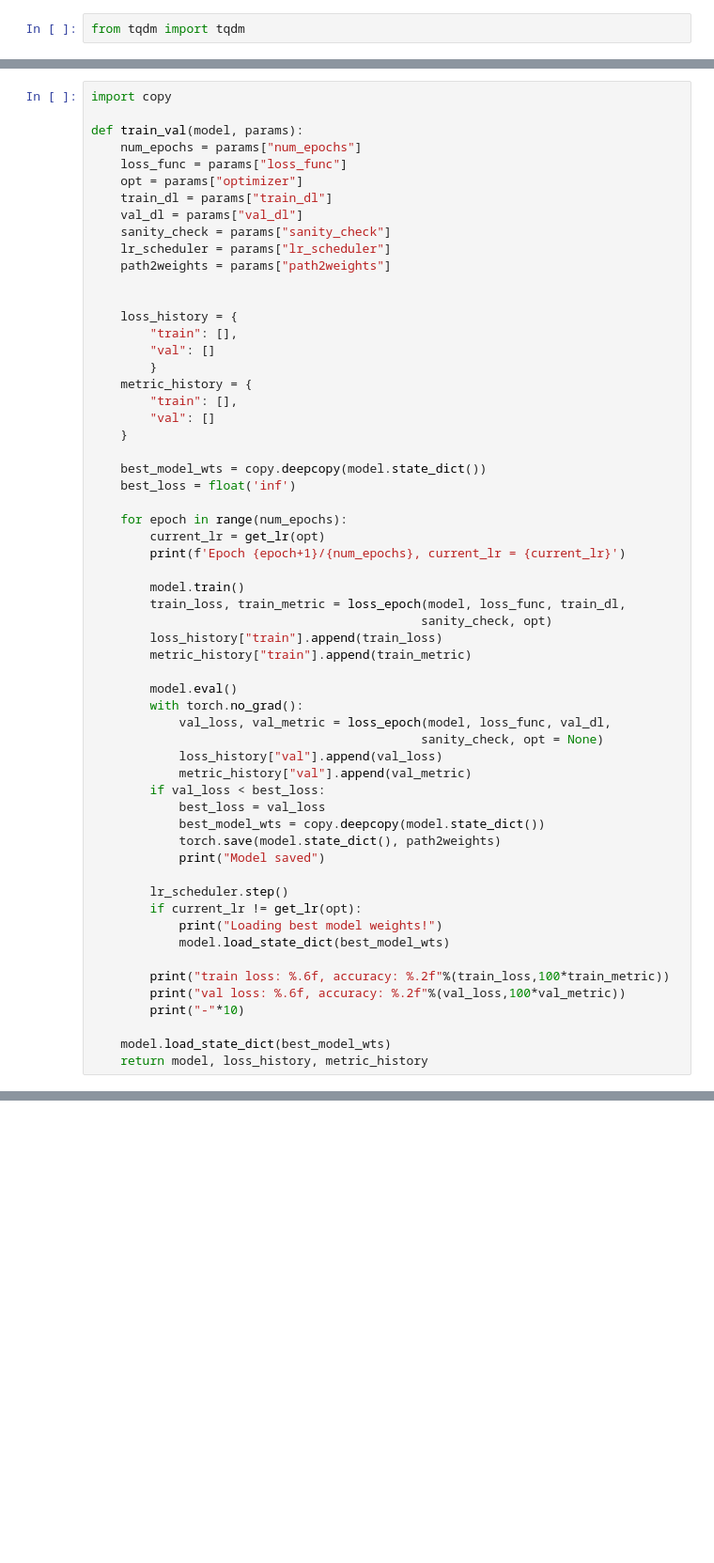
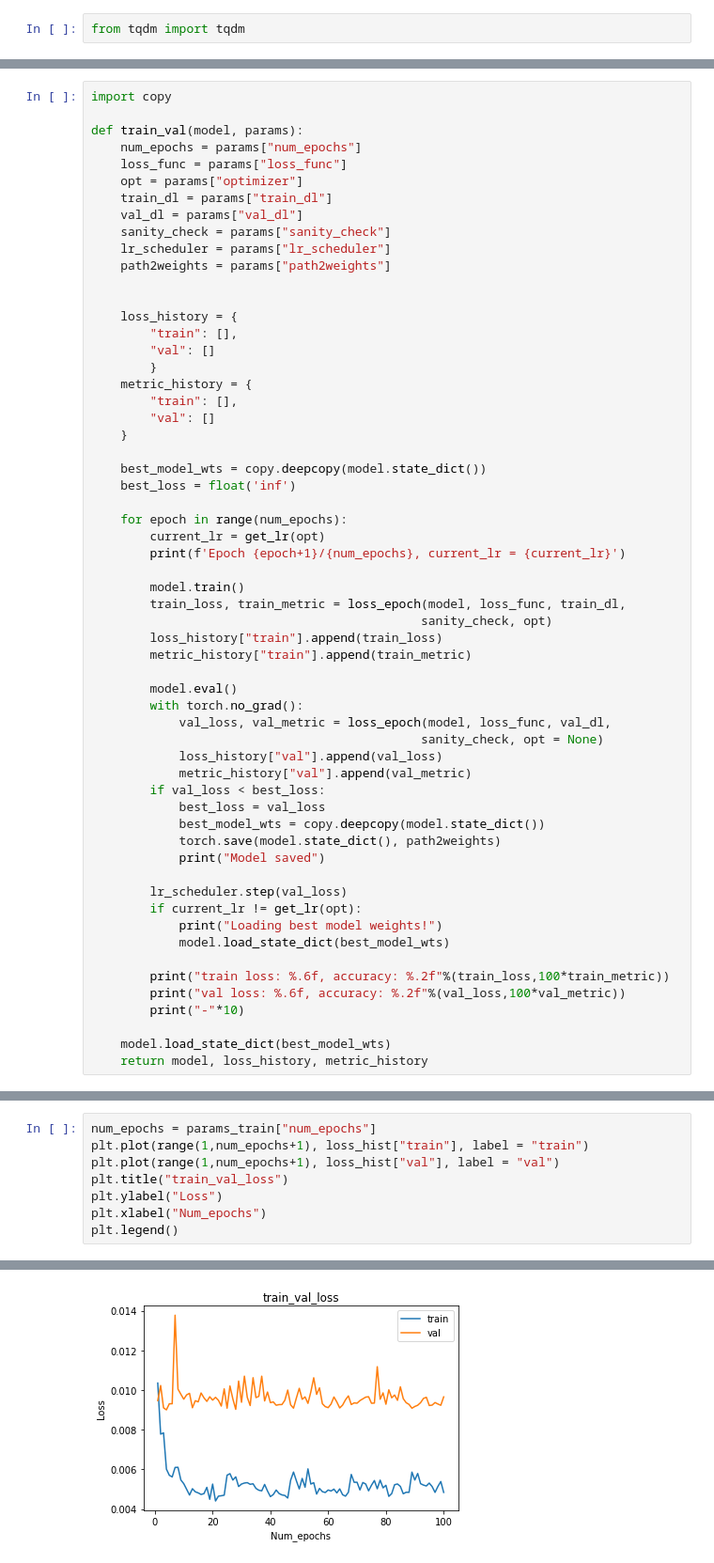
Before and after one commit to akansh12/Computer_vision_Book_solution, a Jupyter notebook: Chapter_4_Single_object_detection.ipynb, the cells around one changed output, grey strips where cells are left out. Shown at 94% size. Saved outputs shown, nothing was run; the diff lists cells and outputs as text; blank space fills up the shorter version.

```diff
--- a/Chapter_4_Single_object_detection.ipynb
+++ b/Chapter_4_Single_object_detection.ipynb
@@ -752,7 +752,7 @@ def train_val(model, params):
             torch.save(model.state_dict(), path2weights)
             print("Model saved")
 
-        lr_scheduler.step()
+        lr_scheduler.step(val_loss)
         if current_lr != get_lr(opt):
             print("Loading best model weights!")
             model.load_state_dict(best_model_wts)
@@ -789,0 +834,9 @@ False
+# %%
+num_epochs = params_train["num_epochs"]
+plt.plot(range(1,num_epochs+1), loss_hist["train"], label = "train")
+plt.plot(range(1,num_epochs+1), loss_hist["val"], label = "val")
+plt.title("train_val_loss")
+plt.ylabel("Loss")
+plt.xlabel("Num_epochs")
+plt.legend()
+# %% [output]
@@ -789,0 +844 @@ False
+[figure, added]
```
Also changed, not shown: parts of 21 cells of this notebook.
